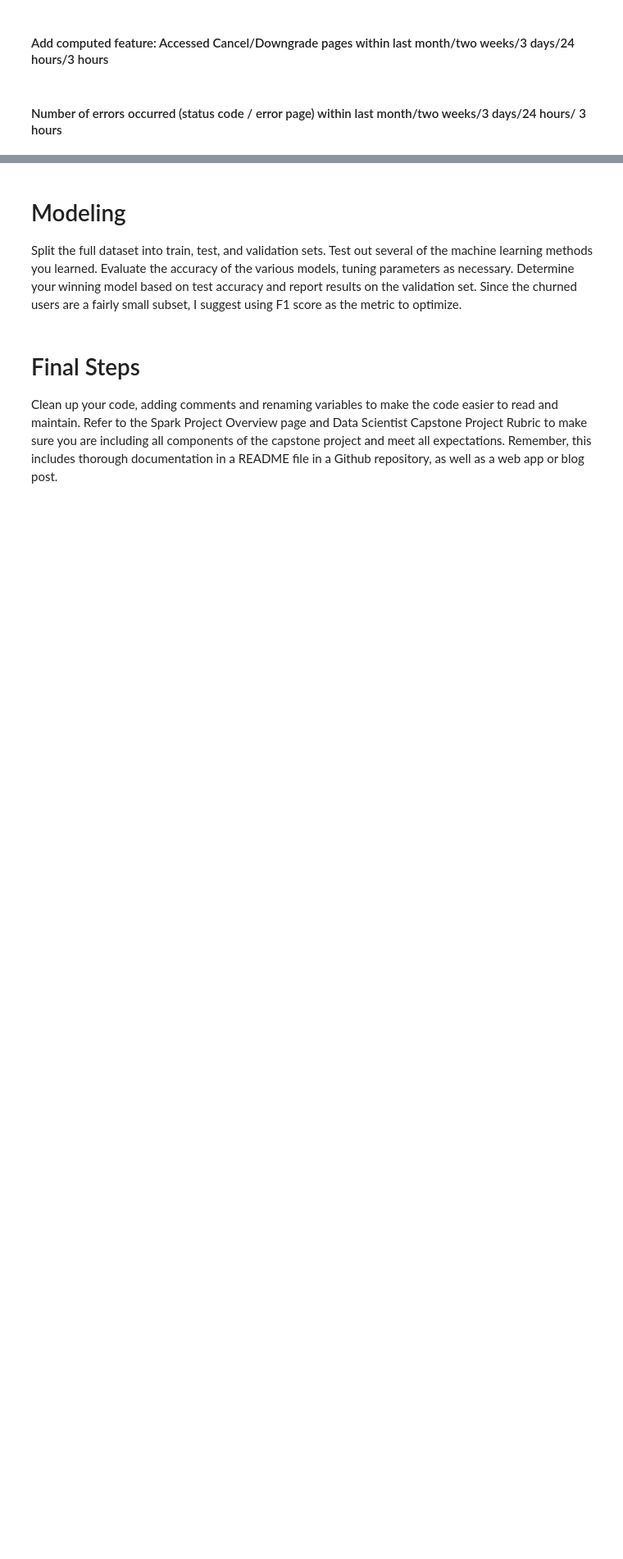
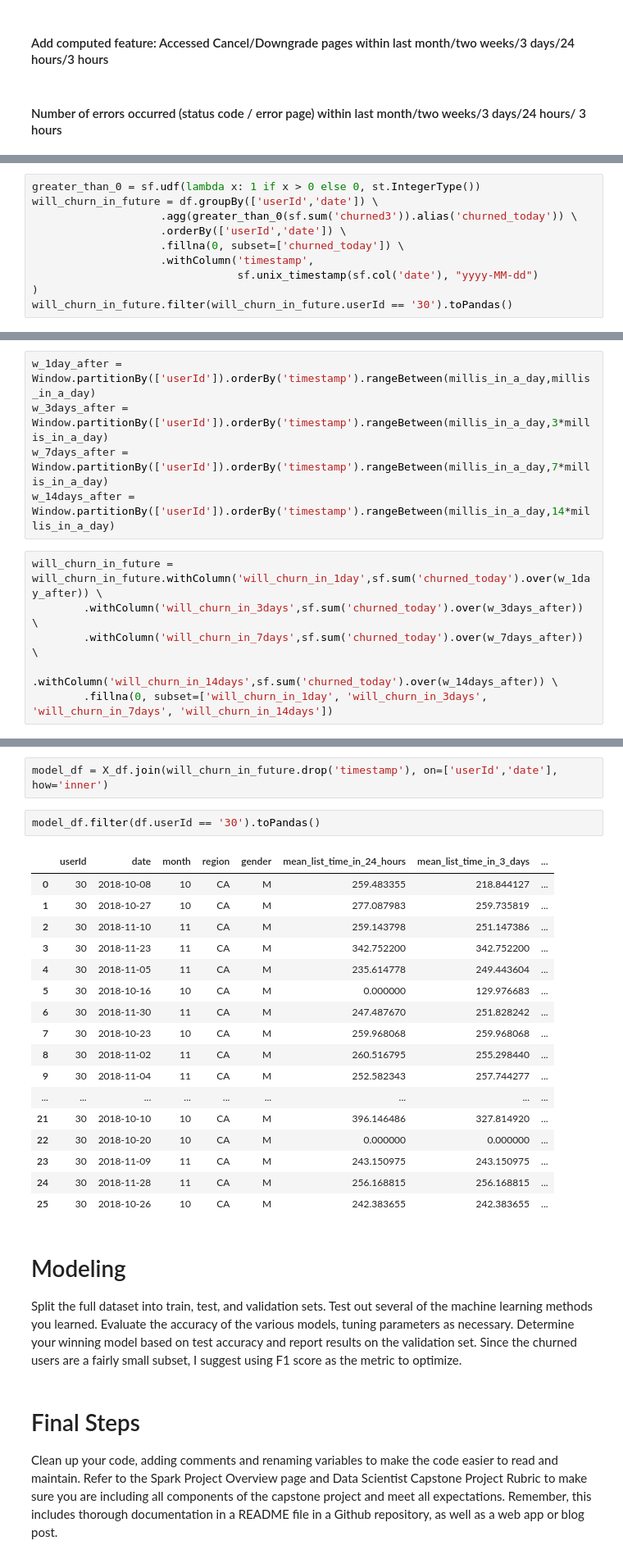
Before and after one commit to tarcisobraz/sparkify-churn-prediction, a Jupyter notebook: Sparkify.ipynb, the cells around one changed output, grey strips where cells are left out. Shown at 82% size. Drawn from its saved outputs; the diff is of its cells as text; blank space fills up the shorter version.

```diff
--- a/Sparkify.ipynb
+++ b/Sparkify.ipynb
@@ -648,0 +735,10 @@ df.select(["datetime", "page", "level", "mean_list_time_in_24_hours", "mean_list
+# %%
+greater_than_0 = sf.udf(lambda x: 1 if x > 0 else 0, st.IntegerType())
+will_churn_in_future = df.groupBy(['userId','date']) \
+                    .agg(greater_than_0(sf.sum('churned3')).alias('churned_today')) \
+                    .orderBy(['userId','date']) \
+                    .fillna(0, subset=['churned_today']) \
+                    .withColumn('timestamp',
+                                sf.unix_timestamp(sf.col('date'), "yyyy-MM-dd")
+)
+will_churn_in_future.filter(will_churn_in_future.userId == '30').toPandas()
@@ -648,0 +763,11 @@ df.select(["datetime", "page", "level", "mean_list_time_in_24_hours", "mean_list
+# %%
+w_1day_after = Window.partitionBy(['userId']).orderBy('timestamp').rangeBetween(millis_in_a_day,millis_in_a_day)
+w_3days_after = Window.partitionBy(['userId']).orderBy('timestamp').rangeBetween(millis_in_a_day,3*millis_in_a_day)
+w_7days_after = Window.partitionBy(['userId']).orderBy('timestamp').rangeBetween(millis_in_a_day,7*millis_in_a_day)
+w_14days_after = Window.partitionBy(['userId']).orderBy('timestamp').rangeBetween(millis_in_a_day,14*millis_in_a_day)
+# %%
+will_churn_in_future = will_churn_in_future.withColumn('will_churn_in_1day',sf.sum('churned_today').over(w_1day_after)) \
+        .withColumn('will_churn_in_3days',sf.sum('churned_today').over(w_3days_after)) \
+        .withColumn('will_churn_in_7days',sf.sum('churned_today').over(w_7days_after)) \
+        .withColumn('will_churn_in_14days',sf.sum('churned_today').over(w_14days_after)) \
+        .fillna(0, subset=['will_churn_in_1day', 'will_churn_in_3days', 'will_churn_in_7days', 'will_churn_in_14days'])
@@ -649,3 +794,25 @@ df.select(["datetime", "page", "level", "mean_list_time_in_24_hours", "mean_list
+# %%
+model_df = X_df.join(will_churn_in_future.drop('timestamp'), on=['userId','date'], how='inner')
+# %%
+model_df.filter(df.userId == '30').toPandas()
+# %% [output]
+|  | userId | date | month | region | gender | mean_list_time_in_24_hours | mean_list_time_in_3_days | ... |
+| 0 | 30 | 2018-10-08 | 10 | CA | M | 259.483355 | 218.844127 | ... |
+| 1 | 30 | 2018-10-27 | 10 | CA | M | 277.087983 | 259.735819 | ... |
+| 2 | 30 | 2018-11-10 | 11 | CA | M | 259.143798 | 251.147386 | ... |
+| 3 | 30 | 2018-11-23 | 11 | CA | M | 342.752200 | 342.752200 | ... |
+| 4 | 30 | 2018-11-05 | 11 | CA | M | 235.614778 | 249.443604 | ... |
+| 5 | 30 | 2018-10-16 | 10 | CA | M | 0.000000 | 129.976683 | ... |
+| 6 | 30 | 2018-11-30 | 11 | CA | M | 247.487670 | 251.828242 | ... |
+| 7 | 30 | 2018-10-23 | 10 | CA | M | 259.968068 | 259.968068 | ... |
+| 8 | 30 | 2018-11-02 | 11 | CA | M | 260.516795 | 255.298440 | ... |
+| 9 | 30 | 2018-11-04 | 11 | CA | M | 252.582343 | 257.744277 | ... |
+| ... | ... | ... | ... | ... | ... | ... | ... | ... |
+| 21 | 30 | 2018-10-10 | 10 | CA | M | 396.146486 | 327.814920 | ... |
+| 22 | 30 | 2018-10-20 | 10 | CA | M | 0.000000 | 0.000000 | ... |
+| 23 | 30 | 2018-11-09 | 11 | CA | M | 243.150975 | 243.150975 | ... |
+| 24 | 30 | 2018-11-28 | 11 | CA | M | 256.168815 | 256.168815 | ... |
+| 25 | 30 | 2018-10-26 | 10 | CA | M | 242.383655 | 242.383655 | ... |
 # %% [markdown]
 # Modeling
 Split the full dataset into train, test, and validation sets. Test out several of the machine learning methods you learned. Evaluate the accuracy of the various models, tuning parameters as necessary. Determine your winning model based on test accuracy and report results on the validation set. Since the churned users are a fairly small subset, I suggest using F1 score as the metric to optimize.
```
Also changed, not shown: parts of 19 cells of this notebook.
